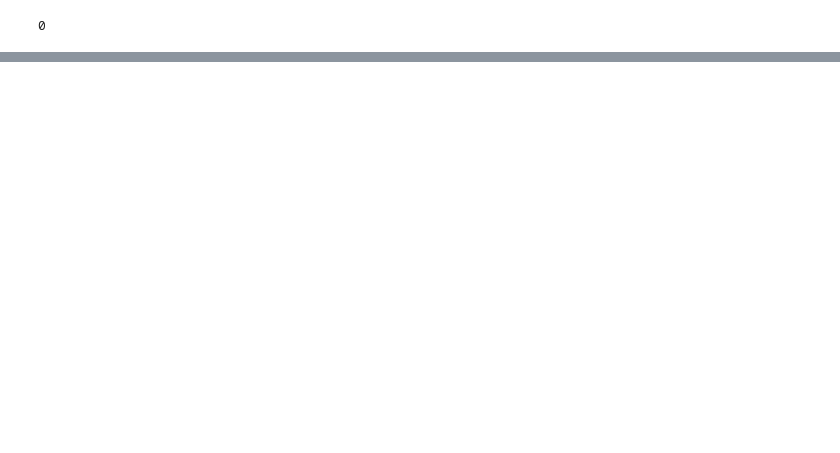
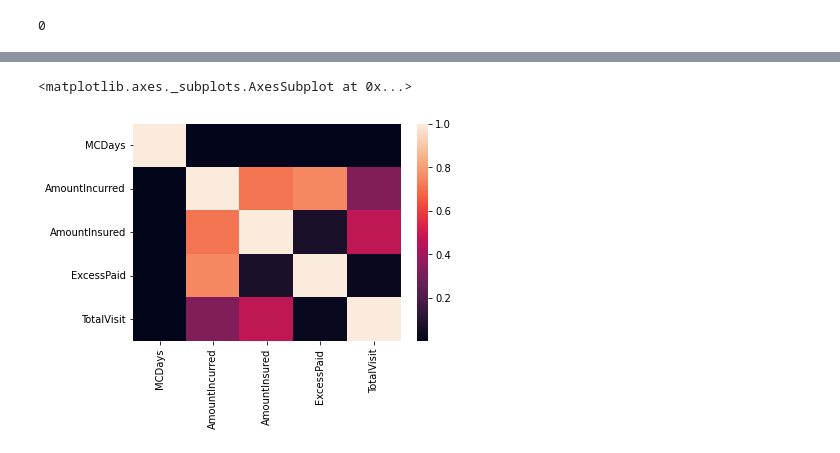
Before and after one commit to AngieChong/Research-Paper, a Jupyter notebook: P1_Prediction_of_Inpatient_Cost.ipynb, the cells around one changed output, grey strips where cells are left out. Drawn from its saved outputs; the diff is of its cells as text; code cells hidden in the pictures; blank space fills up the shorter version.

```diff
--- a/P1_Prediction_of_Inpatient_Cost.ipynb
+++ b/P1_Prediction_of_Inpatient_Cost.ipynb
@@ -126,0 +136,6 @@ df.duplicated().sum()
+# %%
+import seaborn as sns
+sns.heatmap(df.corr())
+# %% [output]
+<matplotlib.axes._subplots.AxesSubplot at 0x...>
+[figure, added]
```
Also changed, not shown: parts of 2 cells of this notebook.
